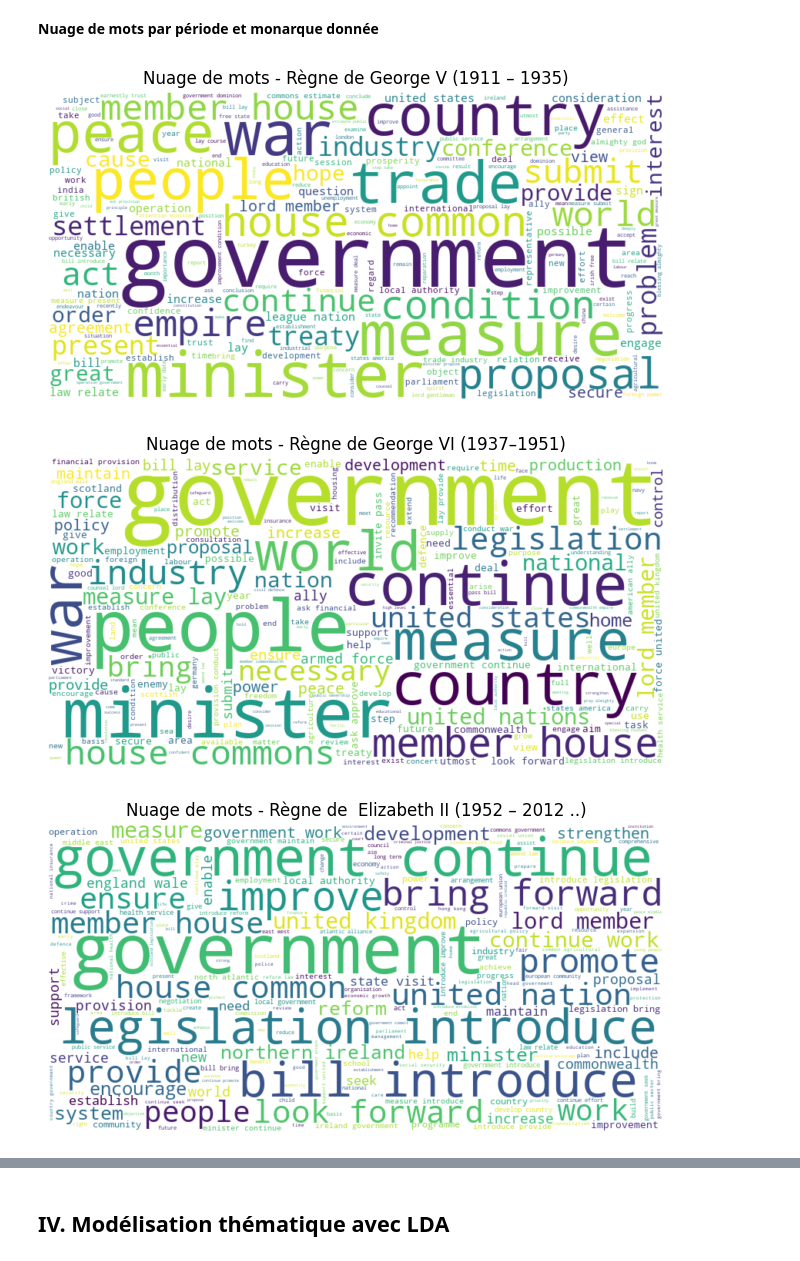
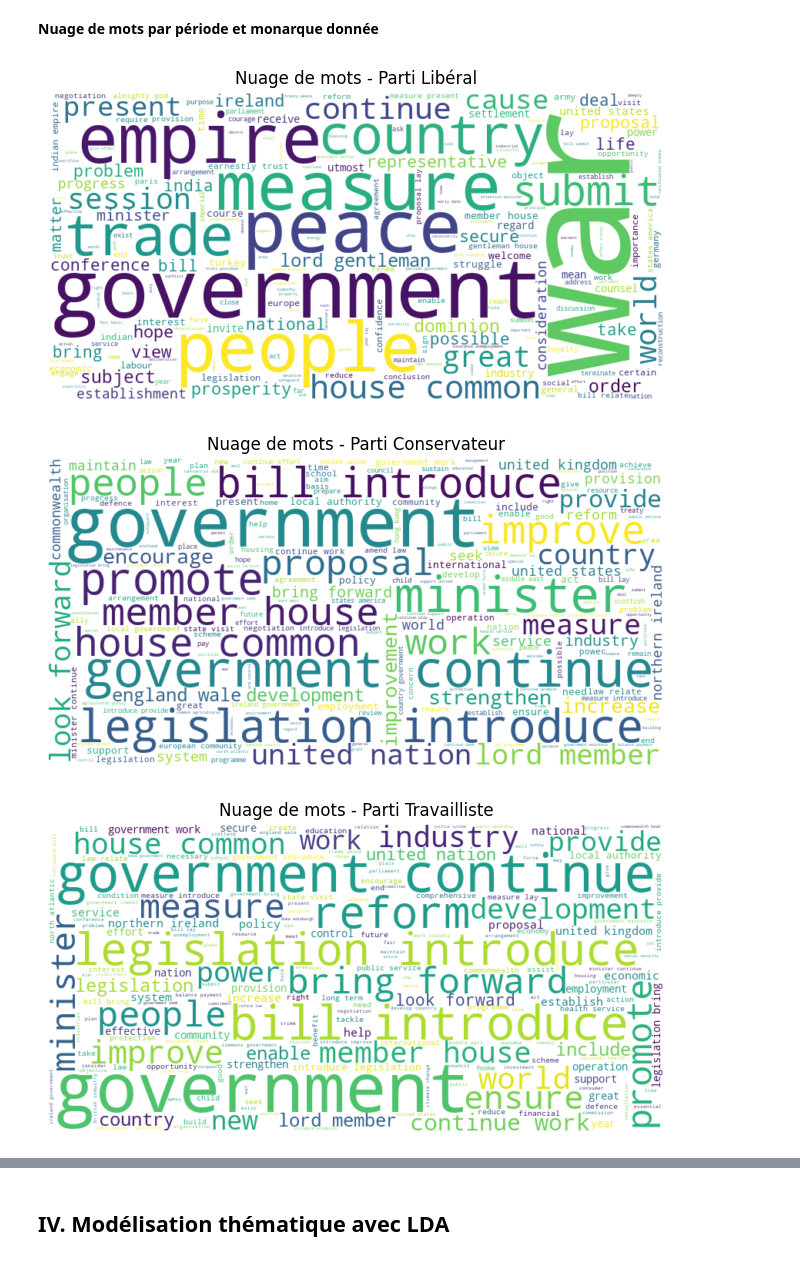
Before and after one commit to isabel6198/nlp_speech_throne, a Jupyter notebook: notebook/01_speech_throne.ipynb, the cells around one changed output, grey strips where cells are left out. Cells and saved outputs as stored; diff of their text form; code cells hidden in the pictures.

```diff
--- a/notebook/01_speech_throne.ipynb
+++ b/notebook/01_speech_throne.ipynb
@@ -47,6 +54,6 @@ sid = SentimentIntensityAnalyzer()
 data_path = Path.cwd().parent / "data"  # chemin pour récuperer les données
 
 
-df = pd.read_excel( data_path /  "Speech_Throne_1911_2012_2.xlsx")
+df = pd.read_excel( data_path /  "Speech_Throne_1911_2012_PM.xlsx")
 df.head()
 # %% [output]
@@ -329,53 +348,47 @@ plt.show()
 # %% [markdown]
 **Nuage de mots par période et monarque donnée**
 # %%
-
-# Filtre les discours de George V (1911 – 1935)
-df['Year'] = df['Date'].dt.year
-df_george_v = df[df['Year'].between(1911, 1935)]
+# Filtre les discours du parti Libéral
+df_lib = df[df['Parti'] == "Libéral"]
 
 #  textes nettoyés
-text_g6 = " ".join(df_george_v["clean_text"])
+text_g6 = " ".join(df_lib["clean_text"])
 
-# nuage de mots
+#  nuage de mots
 wordcloud = WordCloud(width=800, height=400, background_color='white').generate(text_g6)
 
-# grahpique
+# graphique
 plt.figure(figsize=(10, 4))
 plt.imshow(wordcloud, interpolation='bilinear')
 plt.axis("off")
-plt.title("Nuage de mots - Règne de George V (1911 – 1935)")
+plt.title("Nuage de mots - Parti Libéral")
 plt.show()
 # %% [output]
-[figure, old version]
+[figure, new version]
 # %%
+# Filtre les discours du parti Conservateur
+df_cons = df[df['Parti'] == "Conservateur"]
 
-# Filtre les discours de George VI (1937 à 1951)
-df['Year'] = df['Date'].dt.year
-df_george_vi = df[df['Year'].between(1937, 1951)]
+#  textes nettoyés
+text_g6 = " ".join(df_cons["clean_text"])
 
-# Fusionner les textes nettoyés
-text_g6 = " ".join(df_george_vi["clean_text"])
-
-# nuage de mots
+#  nuage de mots
 wordcloud = WordCloud(width=800, height=400, background_color='white').generate(text_g6)
 
 # graphique
 plt.figure(figsize=(10, 4))
 plt.imshow(wordcloud, interpolation='bilinear')
 plt.axis("off")
-plt.title("Nuage de mots - Règne de George VI (1937–1951)")
+plt.title("Nuage de mots - Parti Conservateur")
 plt.show()
 # %% [output]
-[figure, old version]
+[figure, new version]
 # %%
-
-# Filtre les discours de Elizabeth II (1952 – 2012 ..)
-df['Year'] = df['Date'].dt.year
-df_elizabeth_ii = df[df['Year'].between(1952, 2012)]
+# Filtre les discours du parti Travailliste
+df_trav = df[df['Parti'] == "Travailliste"]
 
 #  textes nettoyés
-text_g6 = " ".join(df_elizabeth_ii["clean_text"])
+text_g6 = " ".join(df_trav["clean_text"])
 
 #  nuage de mots
 wordcloud = WordCloud(width=800, height=400, background_color='white').generate(text_g6)
@@ -384,7 +397,7 @@ wordcloud = WordCloud(width=800, height=400, background_color='white').generate(
 plt.figure(figsize=(10, 4))
 plt.imshow(wordcloud, interpolation='bilinear')
 plt.axis("off")
-plt.title("Nuage de mots - Règne de  Elizabeth II (1952 – 2012 ..)")
+plt.title("Nuage de mots - Parti Travailliste")
 plt.show()
 # %% [output]
-[figure, old version]
+[figure, new version]
```
Also changed, not shown: parts of 58 cells of this notebook.
